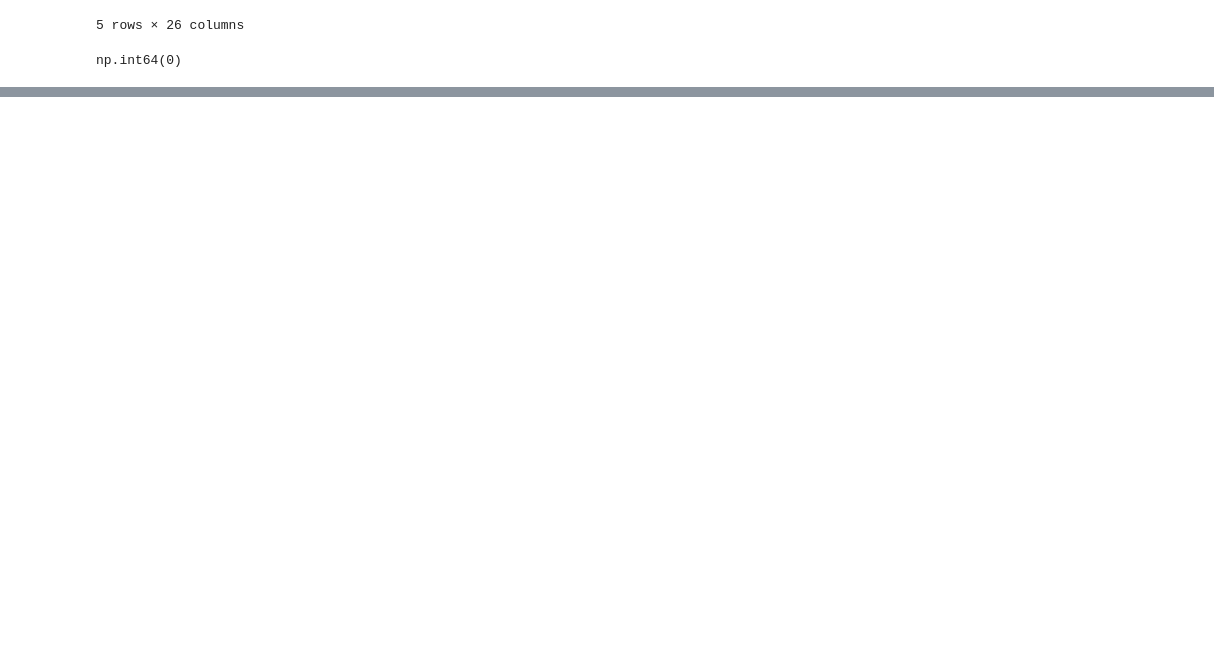
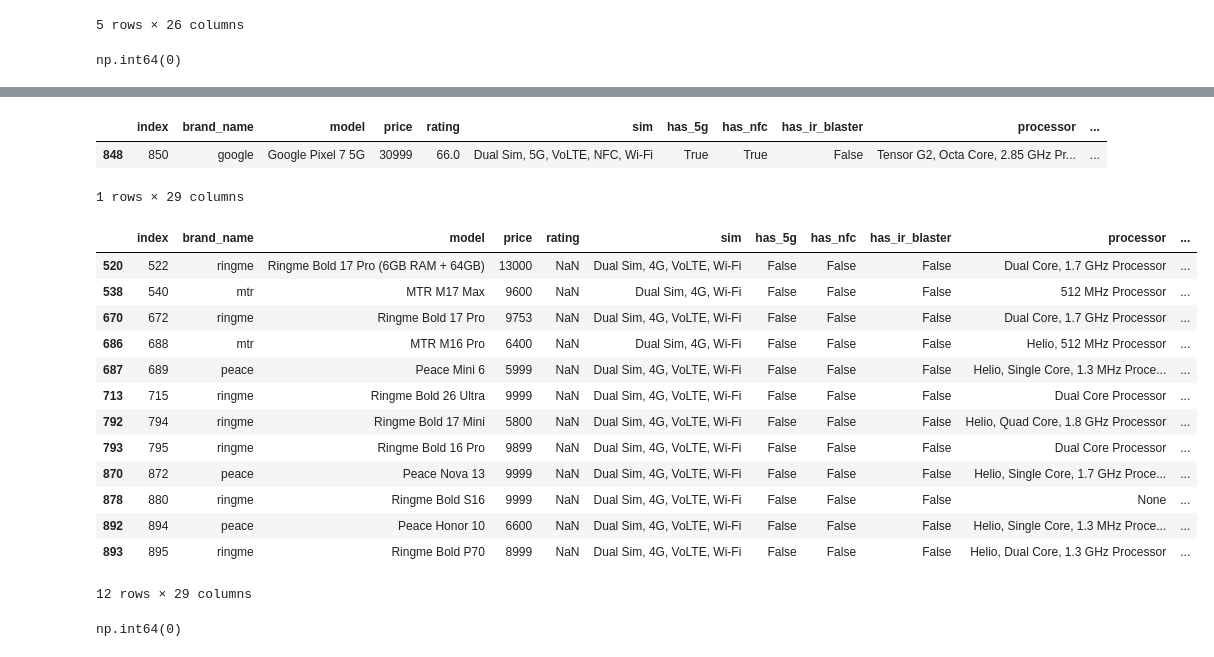
Before and after one commit to adilkamal2478/Adil_Pandas_Data_Preprocessing, a Jupyter notebook: Data_cleaning.ipynb, the cells around one changed output, grey strips where cells are left out. Cells and saved outputs as stored; diff of their text form; code cells hidden in the pictures; blank space fills up the shorter version.

```diff
--- a/Data_cleaning.ipynb
+++ b/Data_cleaning.ipynb
@@ -938,0 +954,2 @@ df1.head()
+# %%
+df1.loc[913, 'camera'] = '48 MP + 10.5 MP + 10.8 MP Triple Rear Camera & 10 MP Cover Front Camera & 10 MP Inner Front Camera'
@@ -938,0 +962,4 @@ df1.head()
+# %%
+primary_camera_front = df1['camera'].str.strip().str.split('&').str.get(1).str.split().str.get(0)
+# %%
+df1.insert(25,'primary_camera_front' , primary_camera_front)
@@ -938,0 +988,25 @@ df1.head()
+# %%
+df1.loc[874 , 'primary_camera_front'] = 5
+# %%
+df1[df1['primary_camera_front'] == '10.8']
+# %% [output]
+|  | index | brand_name | model | price | rating | sim | has_5g | has_nfc | has_ir_blaster | processor | ... |
+| 848 | 850 | google | Google Pixel 7 5G | 30999 | 66.0 | Dual Sim, 5G, VoLTE, NFC, Wi-Fi | True | True | False | Tensor G2, Octa Core, 2.85 GHz Pr... | ... |
+1 rows × 29 columns
+# %%
+df1[df1['primary_camera_front'].isnull()]
+# %% [output]
+|  | index | brand_name | model | price | rating | sim | has_5g | has_nfc | has_ir_blaster | processor | ... |
+| 520 | 522 | ringme | Ringme Bold 17 Pro (6GB RAM + 64GB) | 13000 | NaN | Dual Sim, 4G, VoLTE, Wi-Fi | False | False | False | Dual Core, 1.7 GHz Processor | ... |
+| 538 | 540 | mtr | MTR M17 Max | 9600 | NaN | Dual Sim, 4G, Wi-Fi | False | False | False | 512 MHz Processor | ... |
+| 670 | 672 | ringme | Ringme Bold 17 Pro | 9753 | NaN | Dual Sim, 4G, VoLTE, Wi-Fi | False | False | False | Dual Core, 1.7 GHz Processor | ... |
+| 686 | 688 | mtr | MTR M16 Pro | 6400 | NaN | Dual Sim, 4G, Wi-Fi | False | False | False | Helio, 512 MHz Processor | ... |
+| 687 | 689 | peace | Peace Mini 6 | 5999 | NaN | Dual Sim, 4G, VoLTE, Wi-Fi | False | False | False | Helio, Single Core, 1.3 MHz Proce... | ... |
+| 713 | 715 | ringme | Ringme Bold 26 Ultra | 9999 | NaN | Dual Sim, 4G, VoLTE, Wi-Fi | False | False | False | Dual Core Processor | ... |
+| 792 | 794 | ringme | Ringme Bold 17 Mini | 5800 | NaN | Dual Sim, 4G, VoLTE, Wi-Fi | False | False | False | Helio, Quad Core, 1.8 GHz Processor | ... |
+| 793 | 795 | ringme | Ringme Bold 16 Pro | 9899 | NaN | Dual Sim, 4G, VoLTE, Wi-Fi | False | False | False | Dual Core Processor | ... |
+| 870 | 872 | peace | Peace Nova 13 | 9999 | NaN | Dual Sim, 4G, VoLTE, Wi-Fi | False | False | False | Helio, Single Core, 1.7 GHz Proce... | ... |
+| 878 | 880 | ringme | Ringme Bold S16 | 9999 | NaN | Dual Sim, 4G, VoLTE, Wi-Fi | False | False | False | None | ... |
+| 892 | 894 | peace | Peace Honor 10 | 6600 | NaN | Dual Sim, 4G, VoLTE, Wi-Fi | False | False | False | Helio, Single Core, 1.3 MHz Proce... | ... |
+| 893 | 895 | ringme | Ringme Bold P70 | 8999 | NaN | Dual Sim, 4G, VoLTE, Wi-Fi | False | False | False | Helio, Dual Core, 1.3 GHz Processor | ... |
+12 rows × 29 columns
@@ -938,0 +1017,4 @@ df1.head()
+# %%
+df1['primary_camera_front'].isnull().sum()
+# %% [output]
+np.int64(0)
```
Also changed, not shown: parts of 39 cells of this notebook.
